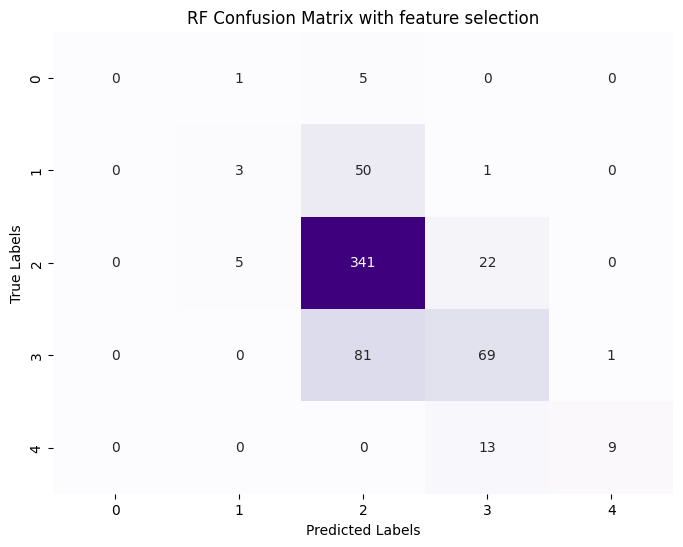
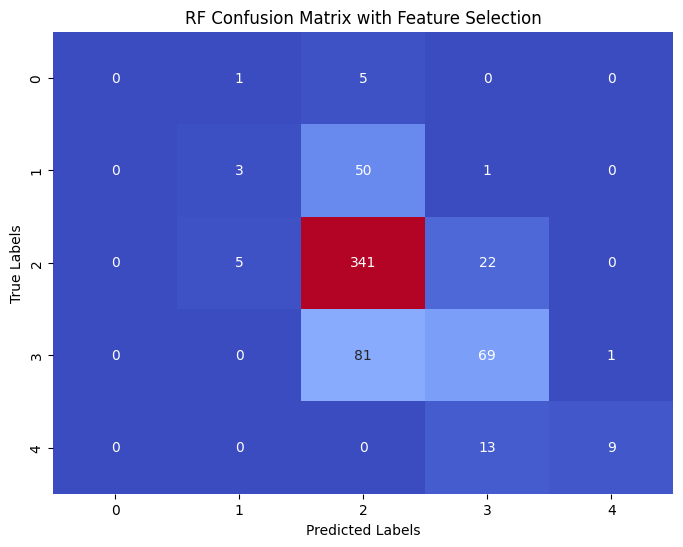
The notebook cell's code change between the first figure and the second:
--- before
+++ after
@@ -1,6 +1,6 @@
 # plot the confusion matrix
 plt.figure(figsize=(8, 6))
-sns.heatmap(cm, annot=True, fmt="d", cmap="Purples", cbar=False)
-plt.title('RF Confusion Matrix with feature selection')
+sns.heatmap(cm, annot=True, fmt="d", cmap="coolwarm", cbar=False, vmin=0, vmax=cm.max())
+plt.title('RF Confusion Matrix with Feature Selection')
 plt.xlabel('Predicted Labels')
 plt.ylabel('True Labels')

Commit: good graphs for stack